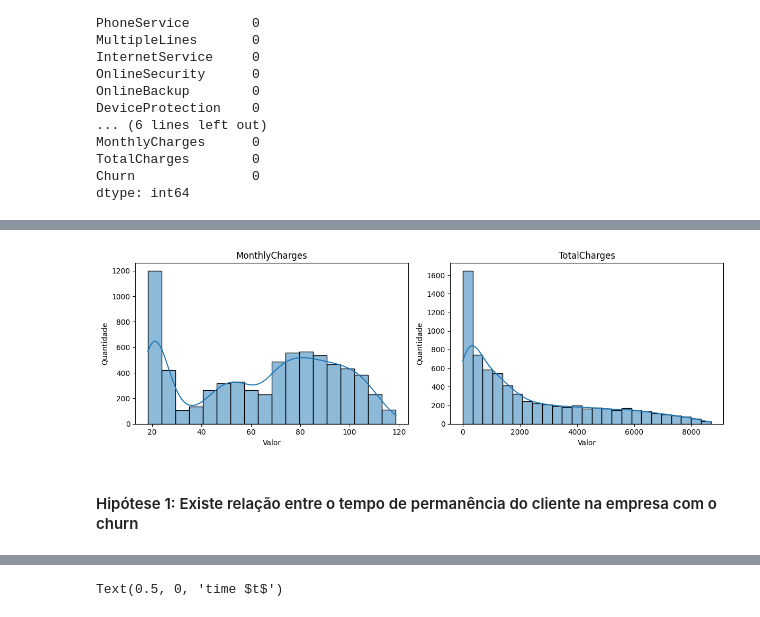
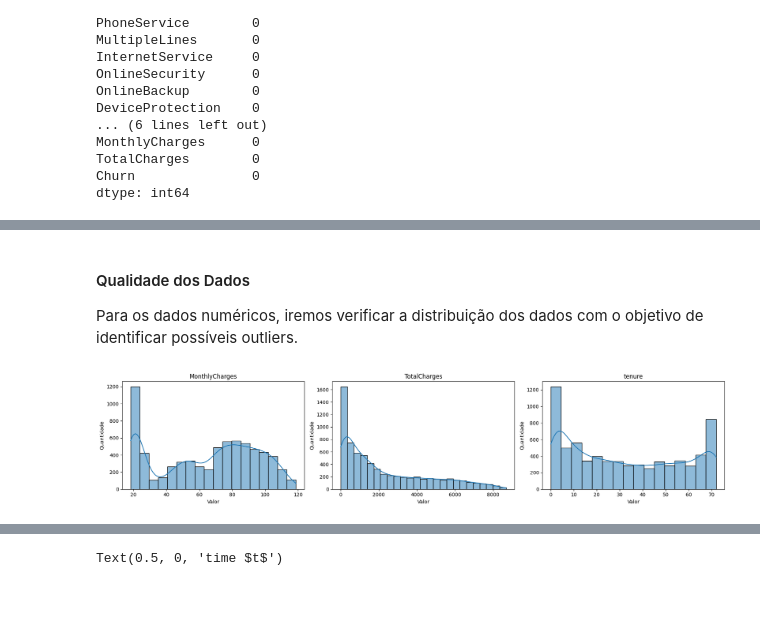
Before and after one commit to CristianoLNPinto/churn_telecom, a Jupyter notebook: notebooks/survival_analysis.ipynb, the cells around one changed output, grey strips where cells are left out. Drawn from its saved outputs; the diff is of its cells as text; code cells hidden in the pictures.

```diff
--- a/notebooks/survival_analysis.ipynb
+++ b/notebooks/survival_analysis.ipynb
@@ -124,7 +138,7 @@ numeric_columns = ['MonthlyCharges', 'TotalCharges']
 for c in numeric_columns:
     df[c] = df[c].str.replace(',', '.').astype(float)
 
-df["tenure"] = df["tenure"].astype('Int64')
+df["tenure"] = pd.to_numeric(df["tenure"])
 # %%
 object_columns = df.select_dtypes(include="object").columns
 for c in object_columns:
@@ -285,15 +329,19 @@ df = df.drop("customerID", axis=1)
+# %% [markdown]
+#### Qualidade dos Dados
+
+Para os dados numéricos, iremos verificar a distribuição dos dados com o objetivo de identificar possíveis outliers.
 # %%
+numeric_columns = ['MonthlyCharges', 'TotalCharges', 'tenure']
+
 # Plot the distribution of numerical variables
 plt.figure(figsize=(18, 4))
 for i, column in enumerate(numeric_columns, 1):
     plt.subplot(1, 3, i)
     sns.histplot(data=df, x=column, kde=True)
     plt.title(column)
     plt.xlabel("Valor")
     plt.ylabel("Quantidade")
 plt.tight_layout()
 plt.show()
 # %% [output]
-[figure, old version]
+[figure, new version]
-# %% [markdown]
-#### Hipótese 1: Existe relação entre o tempo de permanência do cliente na empresa com o churn
```
Also changed, not shown: parts of 63 cells of this notebook, 2 other files.
